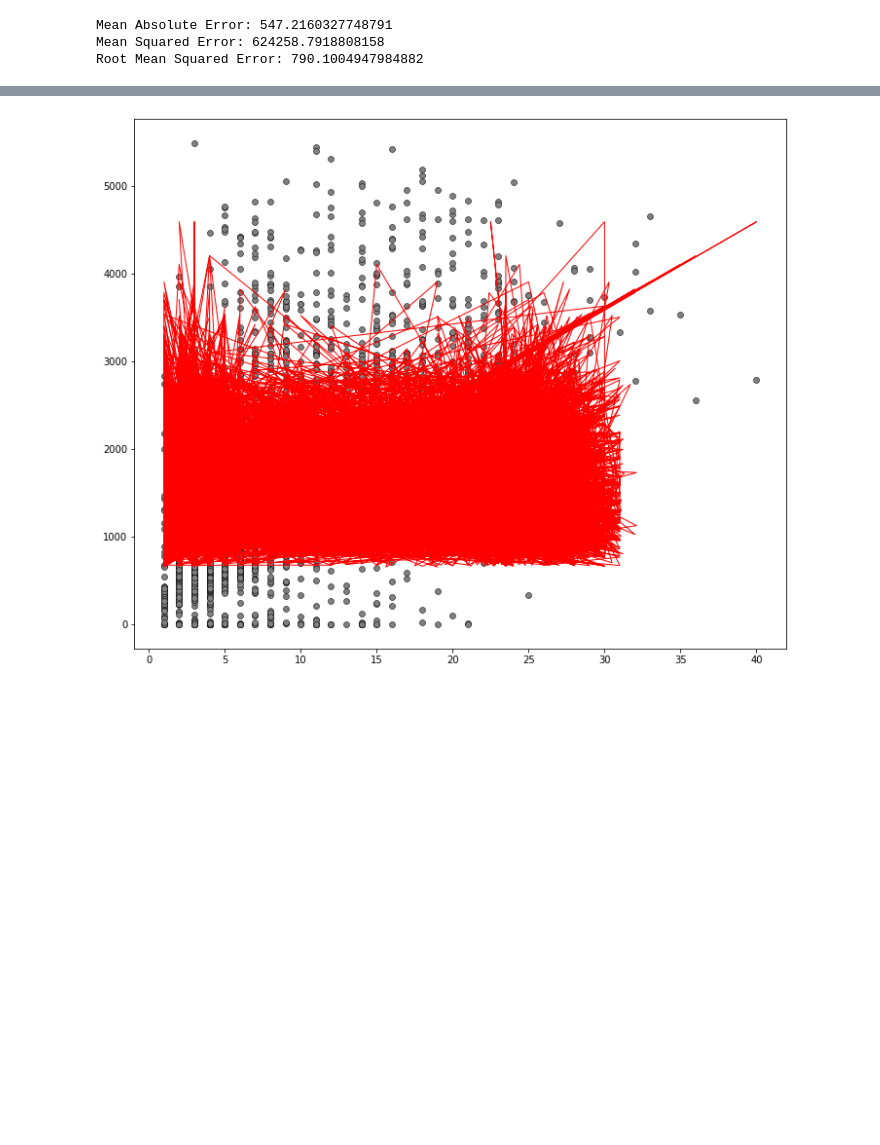
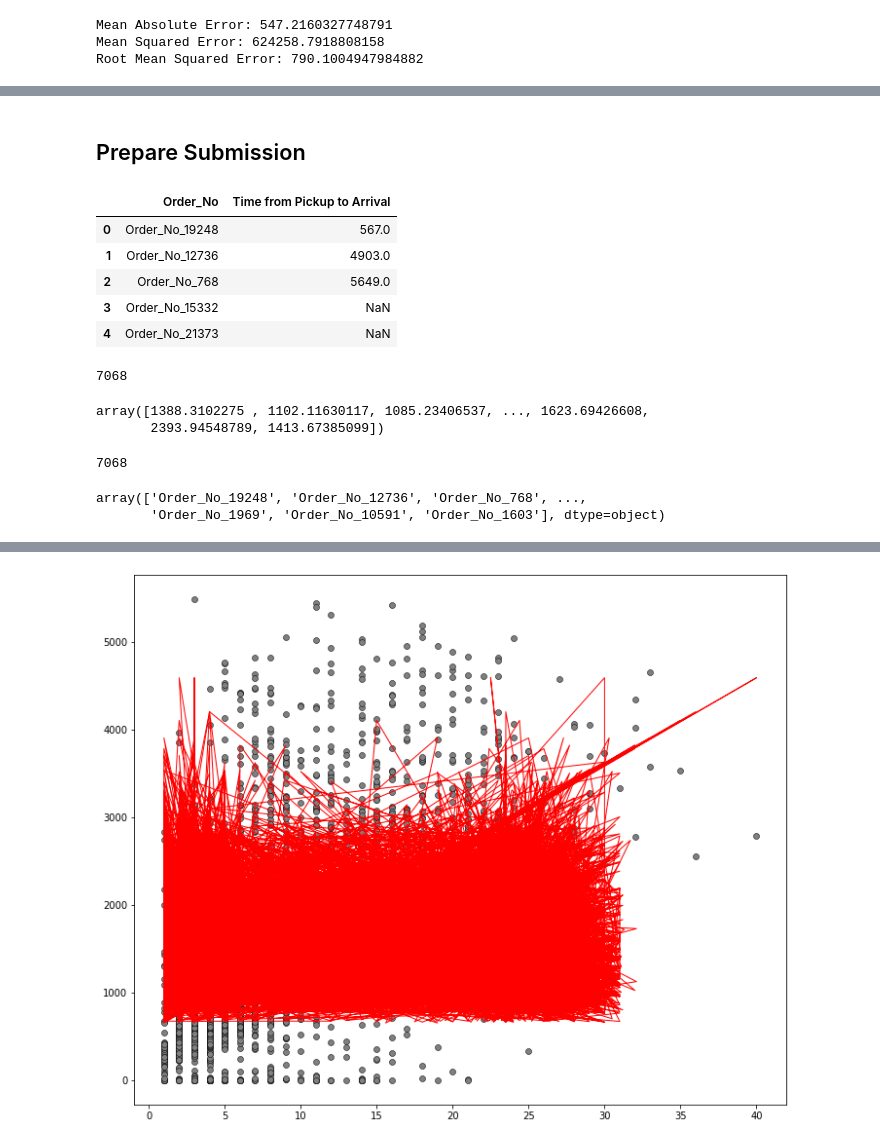
Before and after one commit to BileOara/REGRESSION, a Jupyter notebook: Pred_5.ipynb, the cells around one changed output, grey strips where cells are left out. Cells and saved outputs as stored; diff of their text form; code cells hidden in the pictures; blank space fills up the shorter version.

```diff
--- a/Pred_5.ipynb
+++ b/Pred_5.ipynb
@@ -475,0 +619,27 @@ Root Mean Squared Error: 790.1004947984882
+# %% [markdown]
+## Prepare Submission
+# %%
+sample_data = pd.read_csv('/SampleSubmission.csv')
+sample_data.head()
+# %% [output]
+|  | Order_No | Time from Pickup to Arrival |
+| 0 | Order_No_19248 | 567.0 |
+| 1 | Order_No_12736 | 4903.0 |
+| 2 | Order_No_768 | 5649.0 |
+| 3 | Order_No_15332 | NaN |
+| 4 | Order_No_21373 | NaN |
+# %%
+submission_predict = regressor.predict(X_submission)
+print(len(submission_predict))
+submission_predict
+# %% [output]
+7068
+array([1388.3102275 , 1102.11630117, 1085.23406537, ..., 1623.69426608,
+       2393.94548789, 1413.67385099])
+# %%
+print(len(df2['Order No'].values))
+df2['Order No'].values
+# %% [output]
+7068
+array(['Order_No_19248', 'Order_No_12736', 'Order_No_768', ...,
+       'Order_No_1969', 'Order_No_10591', 'Order_No_1603'], dtype=object)
```
Also changed, not shown: parts of 37 cells of this notebook.
